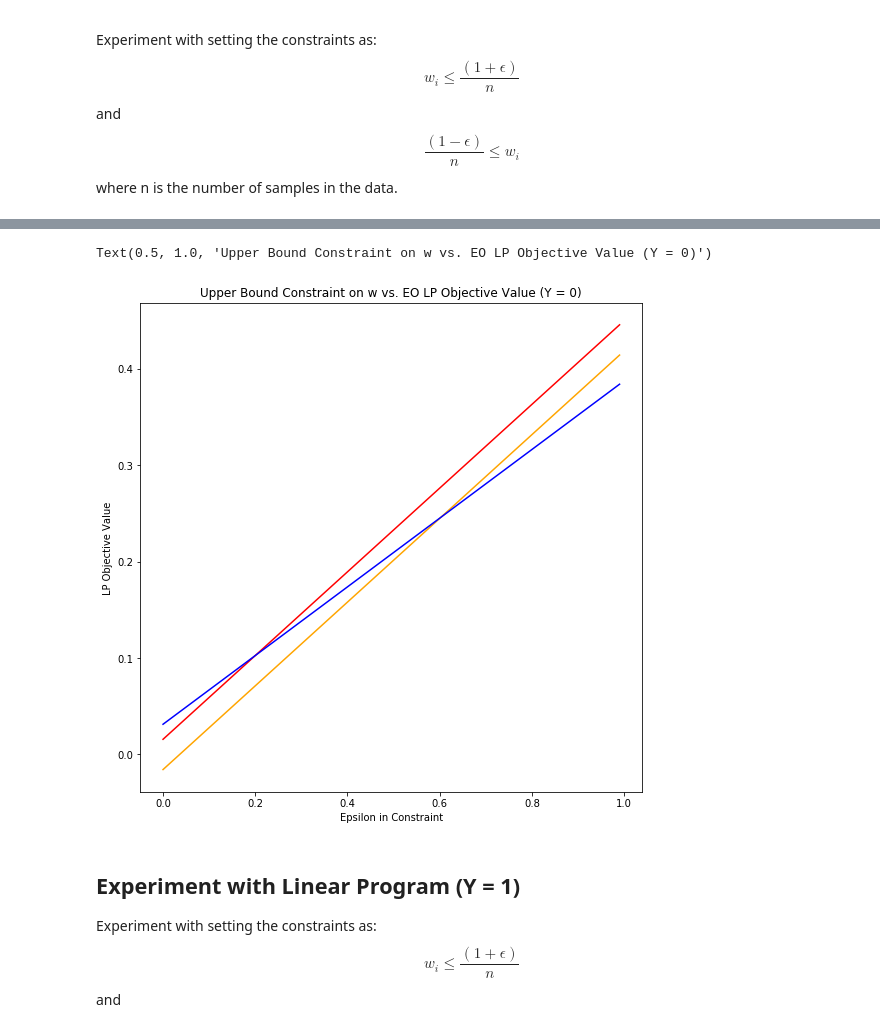
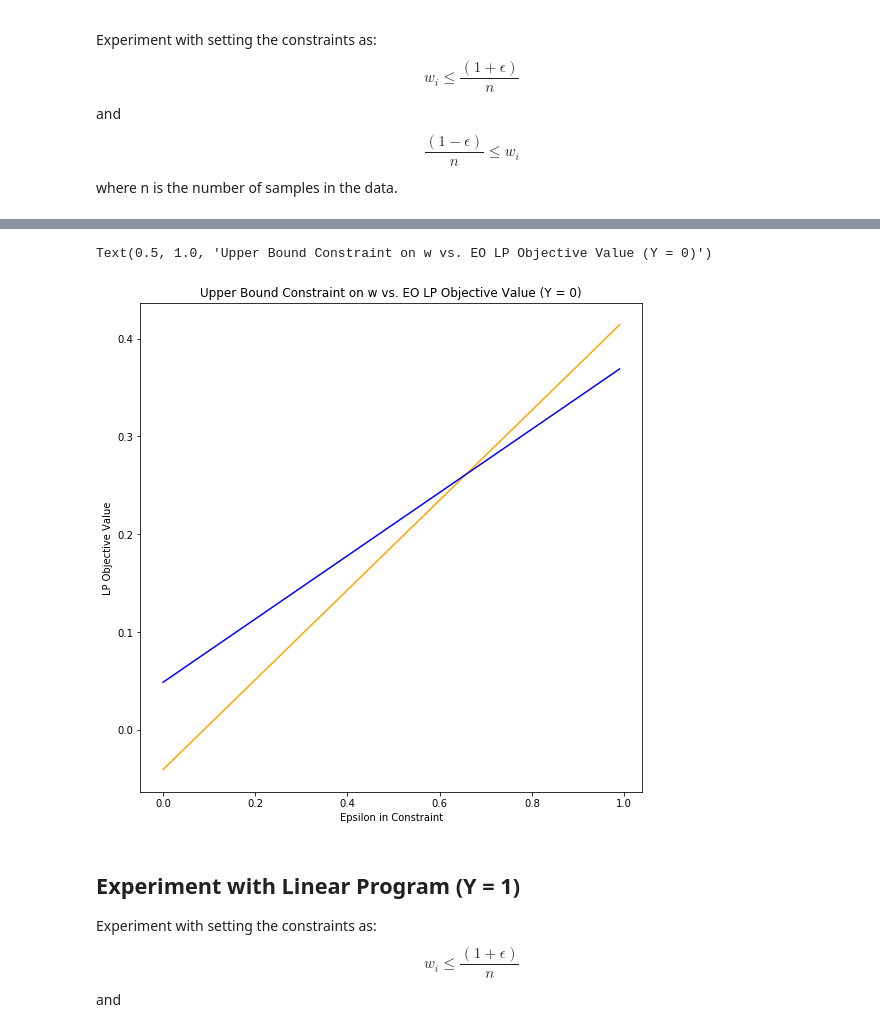
Before and after one commit to samuel-deng/Ensuring-Fairness-Beyond-the-Training-Data, a Jupyter notebook: algorithms/Part3_Comparisons/comparison_EO_adult.ipynb, the cells around one changed output, grey strips where cells are left out. Cells and saved outputs as stored; diff of their text form; code cells hidden in the pictures.

```diff
--- a/algorithms/Part3_Comparisons/comparison_EO_adult.ipynb
+++ b/algorithms/Part3_Comparisons/comparison_EO_adult.ipynb
@@ -347,6 +347,7 @@ upper_bounds = []
 robust_y0_objective_values = []
 inprocessing_y0_objective_values = []
 postprocessing_y0_objective_values = []
+test = []
 weights = []
 epsilons = []
 
@@ -357,7 +358,8 @@ for i in range(0, 100):
     upper_bound = (1 + epsilon)/(len(X_test))
     robust_objective_value, w = EO_linear_prog(postprocessing_y_pred, a_indices_test, proportions_test, lower_bound, upper_bound, 'a1', 'a0', 'y0')
     robust_y0_objective_values.append(robust_objective_value)
-    postprocessing_objective_value, w = EO_linear_prog(postprocessing_y_pred, a_indices_test, proportions_test, lower_bound, upper_bound, 'a0', 'a1', 'y0')
+    postprocessing_objective_value, w = EO_linear_prog(postprocessing_y_pred, a_indices_test, proportions_test, lower_bound, upper_bound, 'a1', 'a0', 'y0')
+    test.append(EO_linear_prog(postprocessing_y_pred, a_indices_test, proportions_test, lower_bound, upper_bound, 'a0', 'a1', 'y0')[0])
     postprocessing_y0_objective_values.append(postprocessing_objective_value)
     inprocessing_objective_value, w = EO_linear_prog(inprocessing_y_pred, a_indices_test, proportions_test, lower_bound, upper_bound, 'a0', 'a1', 'y0')
     inprocessing_y0_objective_values.append(inprocessing_objective_value)
@@ -368,15 +396,15 @@ for i in range(0, 100):
 # %%
 # Plot the constraints vs. objective values
 plt.figure(figsize=(9,9))
-plt.plot(epsilons, robust_y0_objective_values, 'red')
+#plt.plot(epsilons, robust_y0_objective_values, 'red')
 plt.plot(epsilons, postprocessing_y0_objective_values, 'orange')
 plt.plot(epsilons, inprocessing_y0_objective_values, 'blue')
 plt.xlabel('Epsilon in Constraint')
 plt.ylabel('LP Objective Value')
 plt.title('Upper Bound Constraint on w vs. EO LP Objective Value (Y = 0)')
 # %% [output]
 Text(0.5, 1.0, 'Upper Bound Constraint on w vs. EO LP Objective Value (Y = 0)')
-[figure, old version]
+[figure, new version]
 # %% [markdown]
 ## Experiment with Linear Program (Y = 1)
 Experiment with setting the constraints as: $$w_i \leq \frac{(1 + \epsilon)}{n}$$ and $$\frac{(1 - \epsilon)}{n} \leq w_i$$ where n is the number of samples in the data.
```
Also changed, not shown: parts of 5 cells of this notebook, 5 other files.
